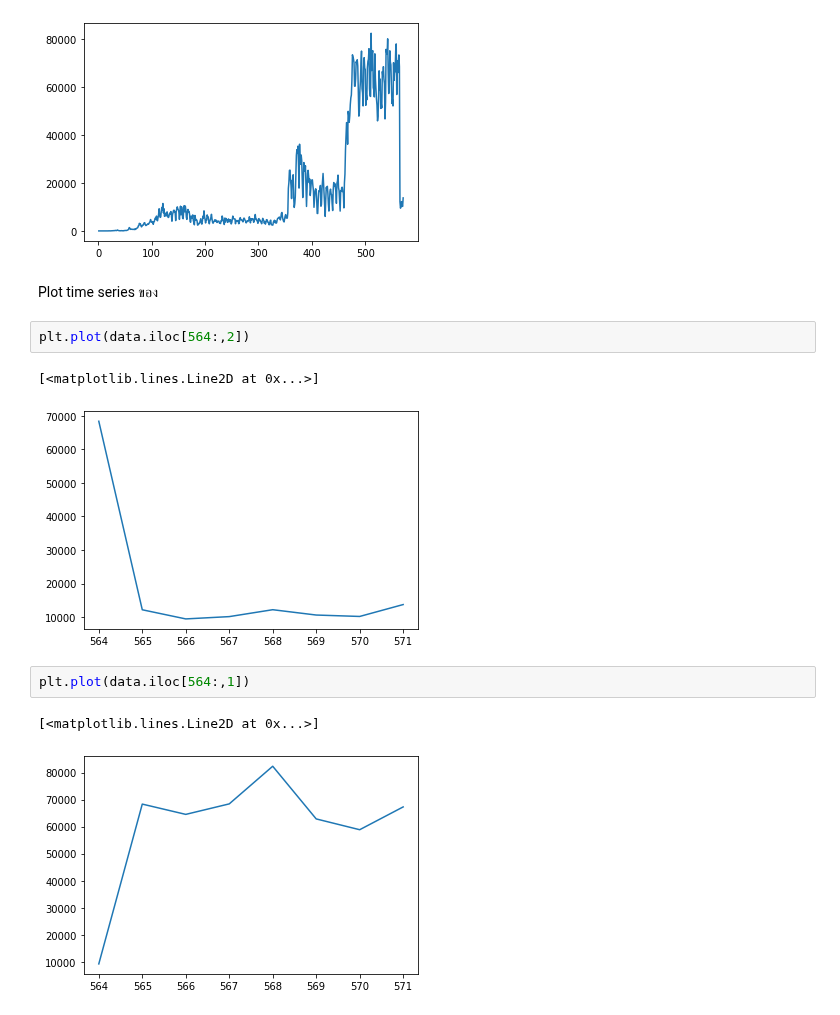
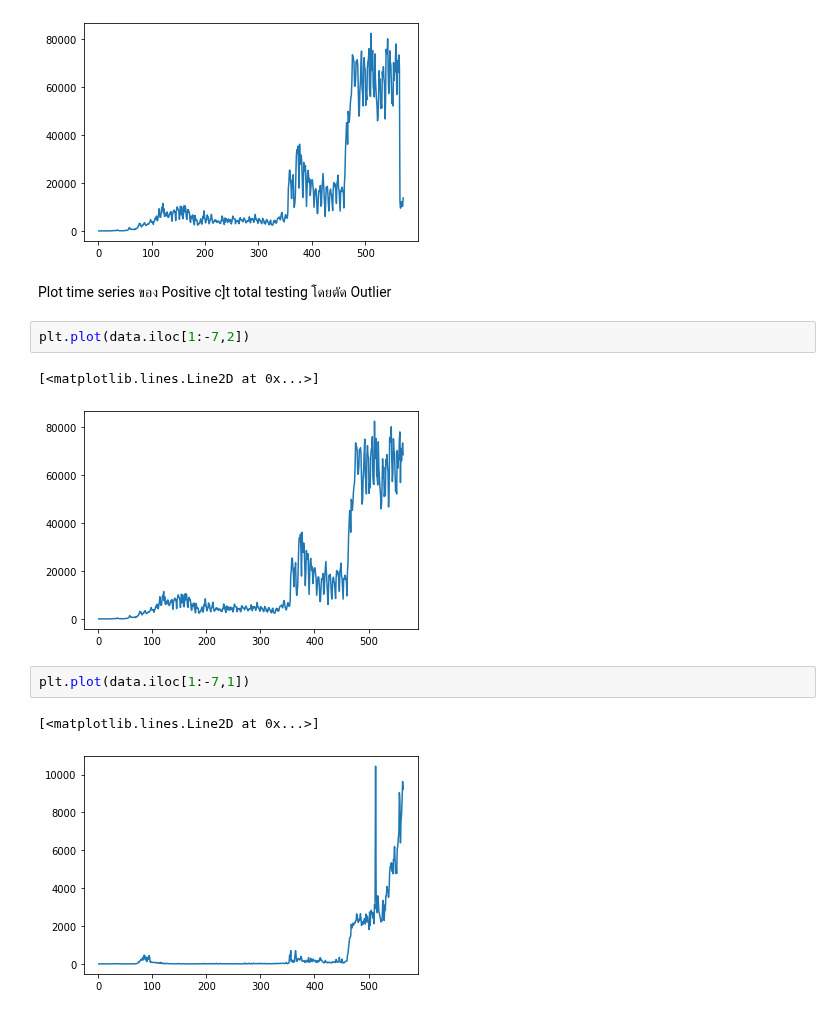
Before and after one commit to Anusarakh/DPDM2021, a Jupyter notebook: Data_102(Chapter_2).ipynb, the cells around one changed output. Cells and saved outputs as stored; diff of their text form.

```diff
--- a/Data_102(Chapter_2).ipynb
+++ b/Data_102(Chapter_2).ipynb
@@ -245,14 +245,14 @@ plt.plot(data.iloc[1:,2])  # ข้อมูล totaltesting [..:,2] 2 คือ
 [<matplotlib.lines.Line2D at 0x...>]
 [figure]
 # %% [markdown]
-Plot time series ของ
+Plot time series ของ  Positive c]t total testing โดยตัด Outlier
 # %%
-plt.plot(data.iloc[564:,2])
+plt.plot(data.iloc[1:-7,2])
 # %% [output]
 [<matplotlib.lines.Line2D at 0x...>]
-[figure, old version]
+[figure, new version]
 # %%
-plt.plot(data.iloc[564:,1])
+plt.plot(data.iloc[1:-7,1])
 # %% [output]
 [<matplotlib.lines.Line2D at 0x...>]
-[figure, old version]
+[figure, new version]
```
Also changed, not shown: parts of 21 cells of this notebook.
